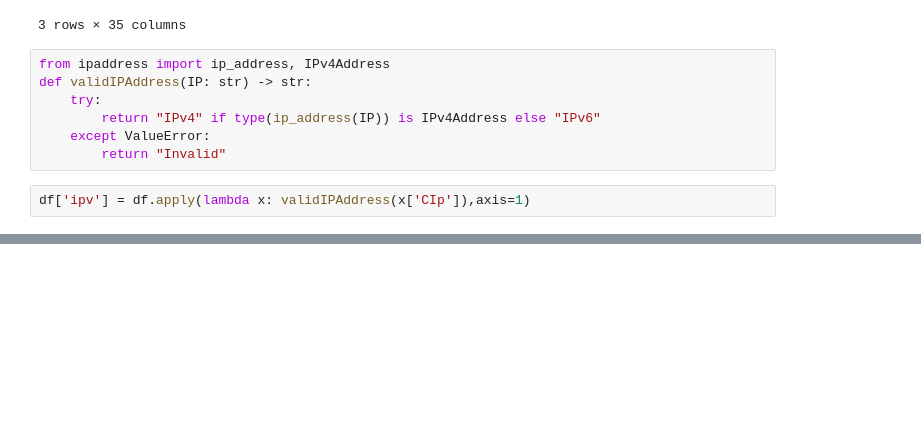
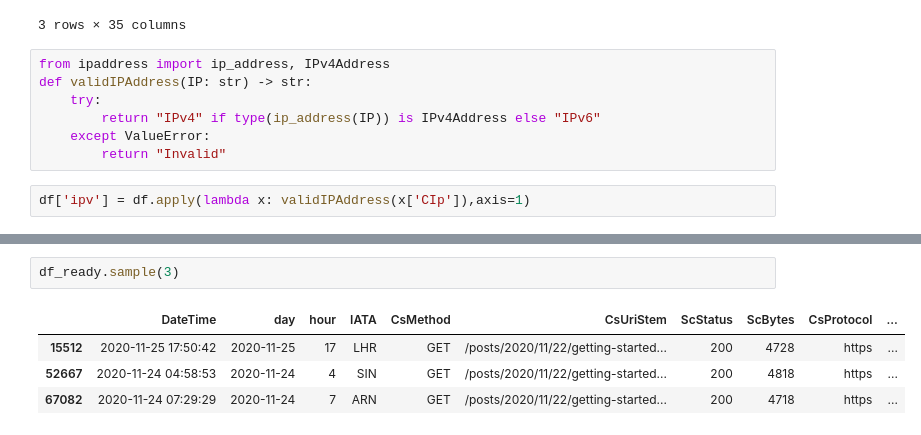
Before and after one commit to l1x/s3logs, a Jupyter notebook: notebook/WebAnalytics.ipynb, the cells around one changed output, grey strips where cells are left out. Saved outputs shown, nothing was run; the diff lists cells and outputs as text; blank space fills up the shorter version.

```diff
--- a/notebook/WebAnalytics.ipynb
+++ b/notebook/WebAnalytics.ipynb
@@ -271,0 +310,7 @@ fig.show()
+# %%
+df_ready.sample(3)
+# %% [output]
+|  | DateTime | day | hour | IATA | CsMethod | CsUriStem | ScStatus | ScBytes | CsProtocol | ... |
+| 15512 | 2020-11-25 17:50:42 | 2020-11-25 | 17 | LHR | GET | /posts/2020/11/22/getting-started... | 200 | 4728 | https | ... |
+| 52667 | 2020-11-24 04:58:53 | 2020-11-24 | 4 | SIN | GET | /posts/2020/11/22/getting-started... | 200 | 4818 | https | ... |
+| 67082 | 2020-11-24 07:29:29 | 2020-11-24 | 7 | ARN | GET | /posts/2020/11/22/getting-started... | 200 | 4718 | https | ... |
```
Also changed, not shown: parts of 24 cells of this notebook.
